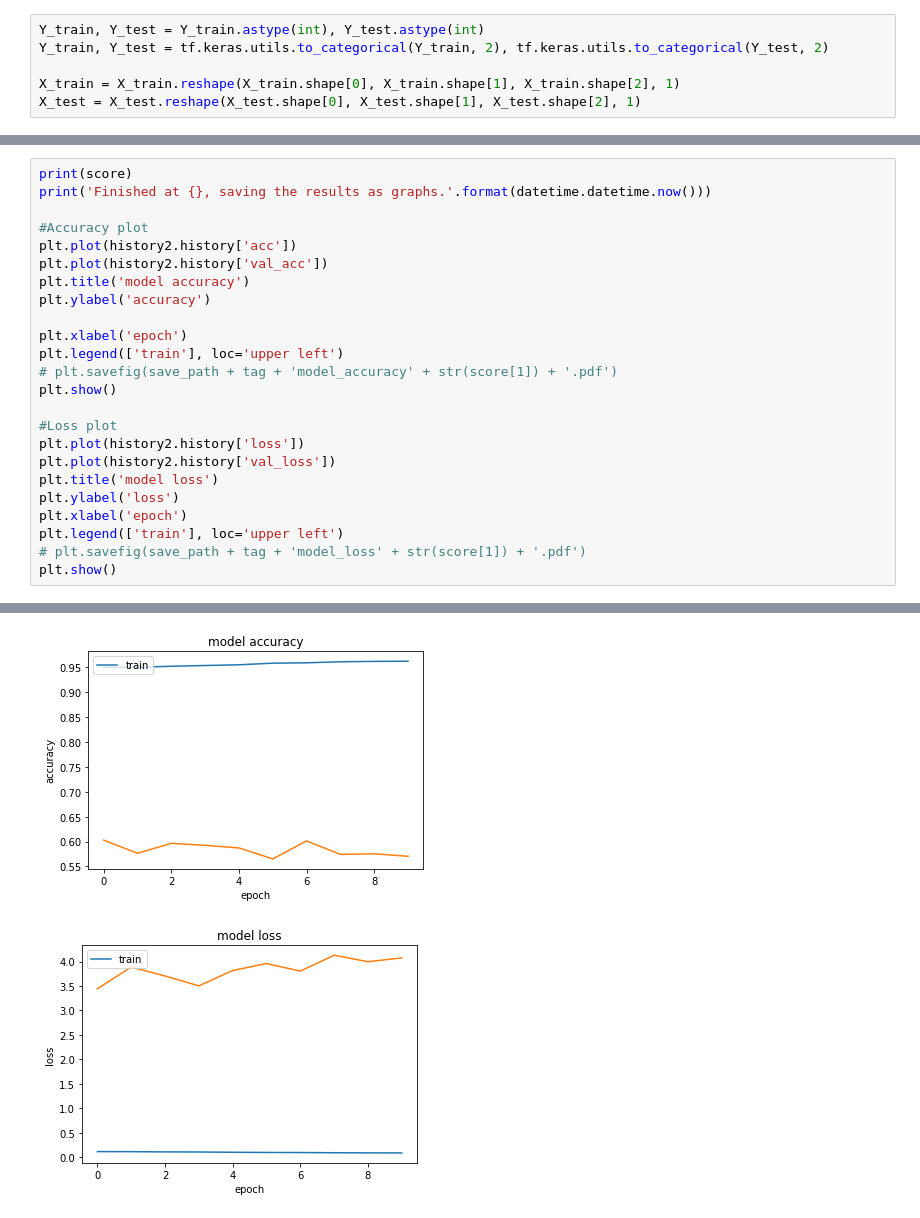
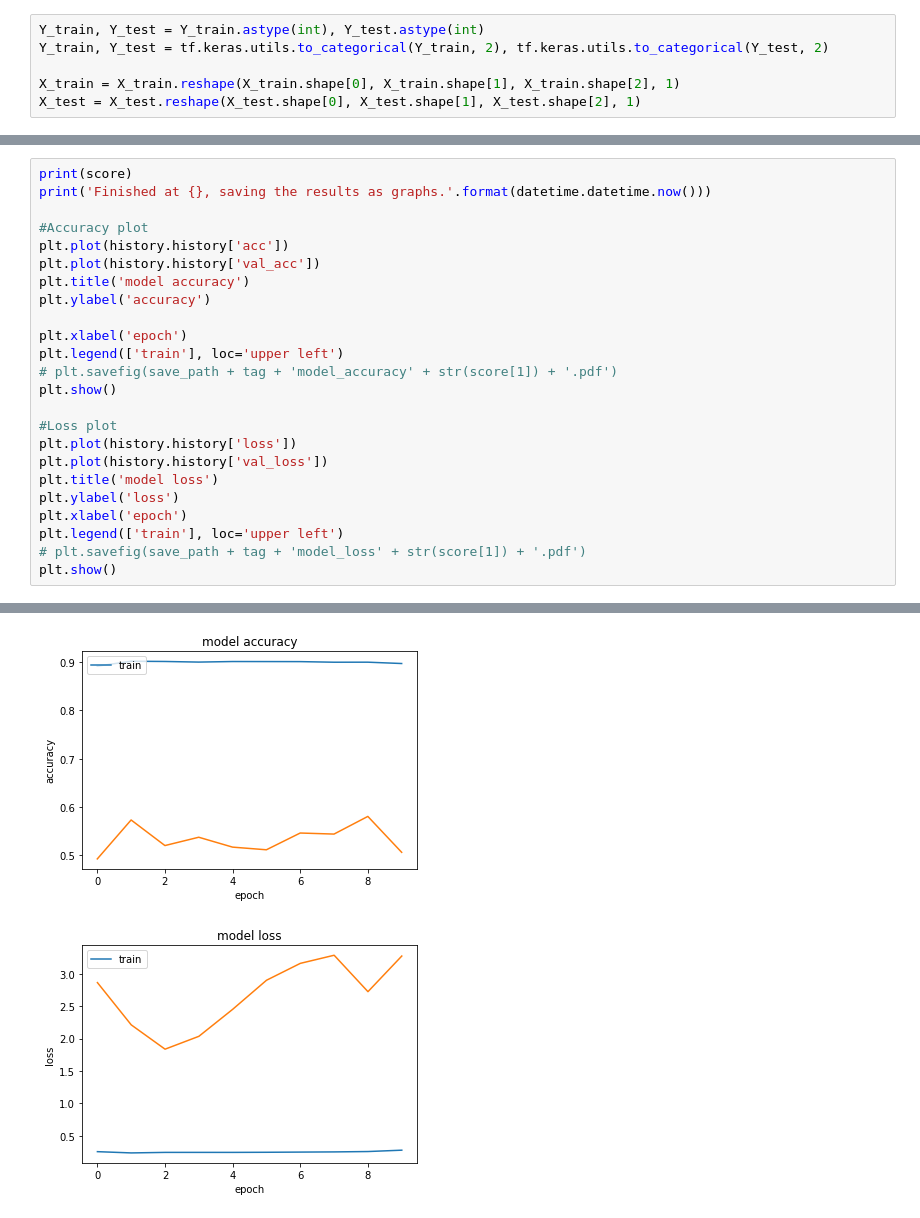
Before and after one commit to JorgeRodri/WhaleClassification, a Jupyter notebook: siamese_trial.ipynb, the cells around one changed output, grey strips where cells are left out. Cells and saved outputs as stored; diff of their text form.

```diff
--- a/siamese_trial.ipynb
+++ b/siamese_trial.ipynb
@@ -286,8 +282,8 @@ print(score)
 print('Finished at {}, saving the results as graphs.'.format(datetime.datetime.now()))
 
 #Accuracy plot
-plt.plot(history2.history['acc'])
-plt.plot(history2.history['val_acc'])
+plt.plot(history.history['acc'])
+plt.plot(history.history['val_acc'])
 plt.title('model accuracy')
 plt.ylabel('accuracy')
 
@@ -297,8 +293,8 @@ plt.legend(['train'], loc='upper left')
 plt.show()
 
 #Loss plot
-plt.plot(history2.history['loss'])
-plt.plot(history2.history['val_loss'])
+plt.plot(history.history['loss'])
+plt.plot(history.history['val_loss'])
 plt.title('model loss')
 plt.ylabel('loss')
 plt.xlabel('epoch')
@@ -311,4 +307,4 @@ Finished at 2019-09-03 18:43:46.315485, saving the results as graphs.
-[figure, old version]
+[figure, new version]
-[figure, old version]
+[figure, new version]
 # %%
 #Confusion Matrix
```
Also changed, not shown: parts of 12 cells of this notebook, 2 other files.
